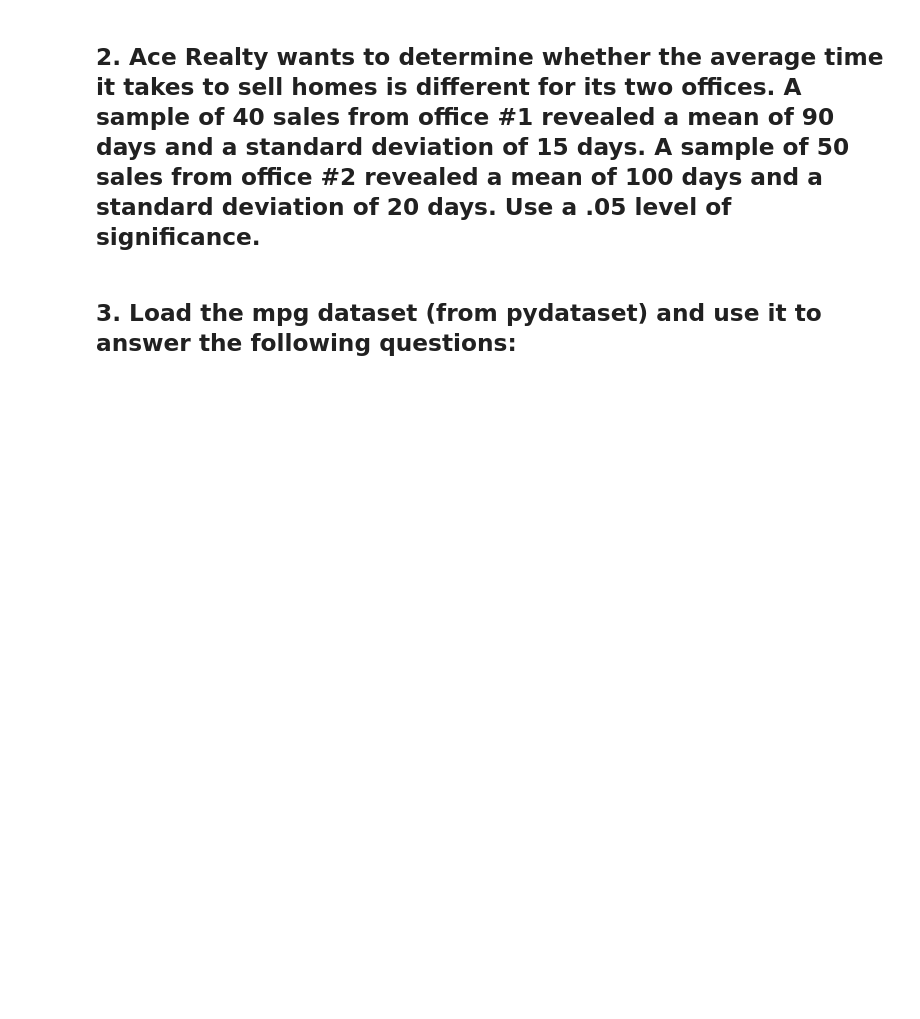
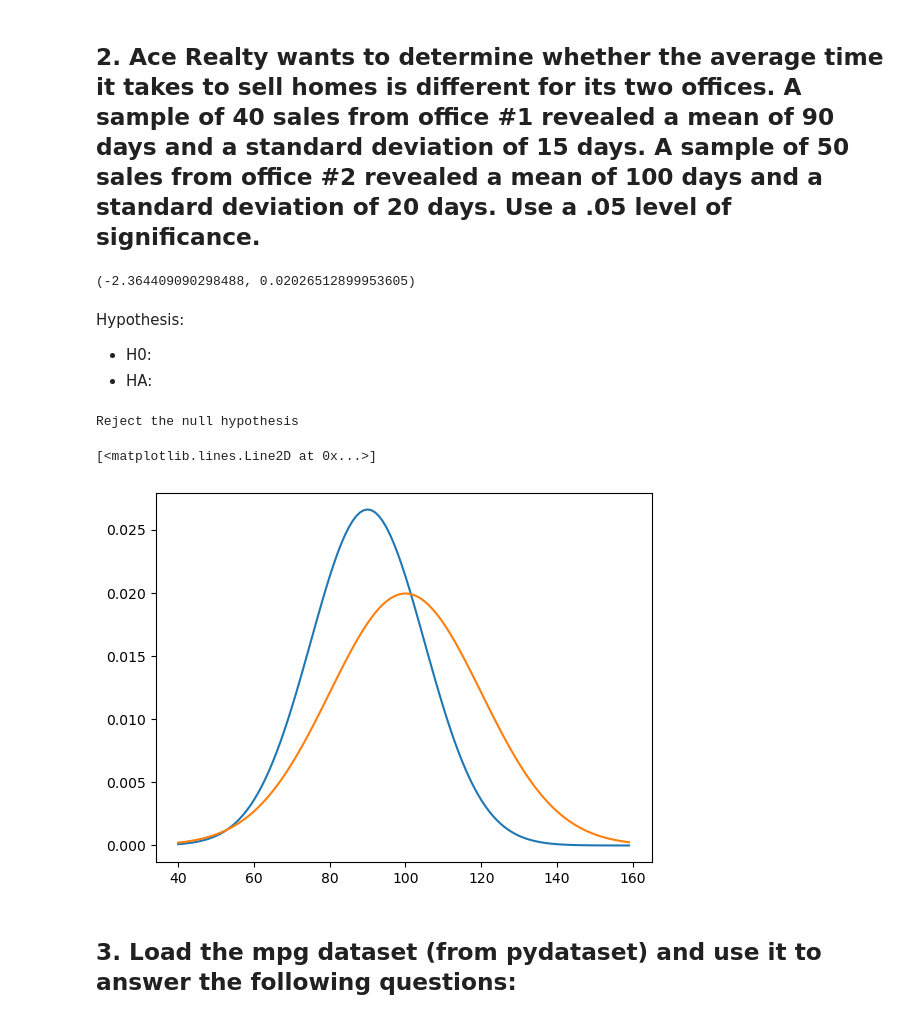
Before and after one commit to JoshuaHolt-Tech/statistics-exercises, a Jupyter notebook: hypothesis_testing.ipynb, the cells around one changed output. Cells and saved outputs as stored; diff of their text form; code cells hidden in the pictures; blank space fills up the shorter version.

Commit message:
The hypothesis_testing assignment has been updated with the most exciting information yet

```diff
--- a/hypothesis_testing.ipynb
+++ b/hypothesis_testing.ipynb
@@ -81,3 +97,31 @@ Do 1 and 3, number 2 is a bonus.
+# %%
+t, p = stats.ttest_ind(office1_sample, office2_sample, equal_var = False)
+t, p
+# %% [output]
+(-2.364409090298488, 0.02026512899953605)
+# %% [markdown]
+Hypothesis:
+- H0:
+- HA:
+# %%
+if p <= alpha_realty:
+    print("Reject the null hypothesis")
+else:
+    print("Fail to reject the null hypothesis")
+# %% [output]
+Reject the null hypothesis
+# %%
+x_1 = np.arange(40, 160)
+y_1 = stats.norm(90, 15).pdf(x_1)
+
+y_2 = stats.norm(100, 20).pdf(x_1)
+
+
+plt.plot(x_1,y_1)
+plt.plot(x_1,y_2)
+# %% [output]
+[<matplotlib.lines.Line2D at 0x...>]
+[figure, added]
 # %% [markdown]
 ## 3. Load the mpg dataset (from pydataset) and use it to answer the following questions:
 # %% [markdown]
```
Also changed, not shown: parts of 28 cells of this notebook.
